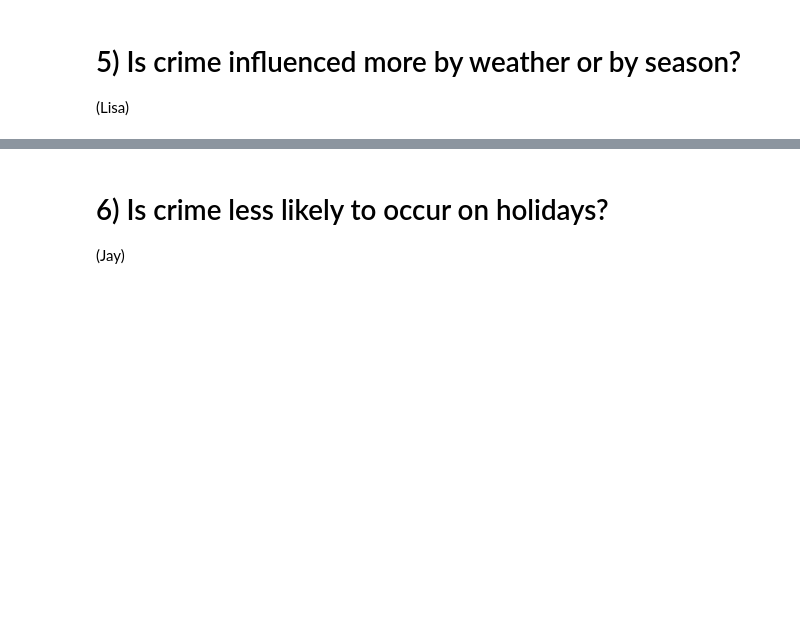
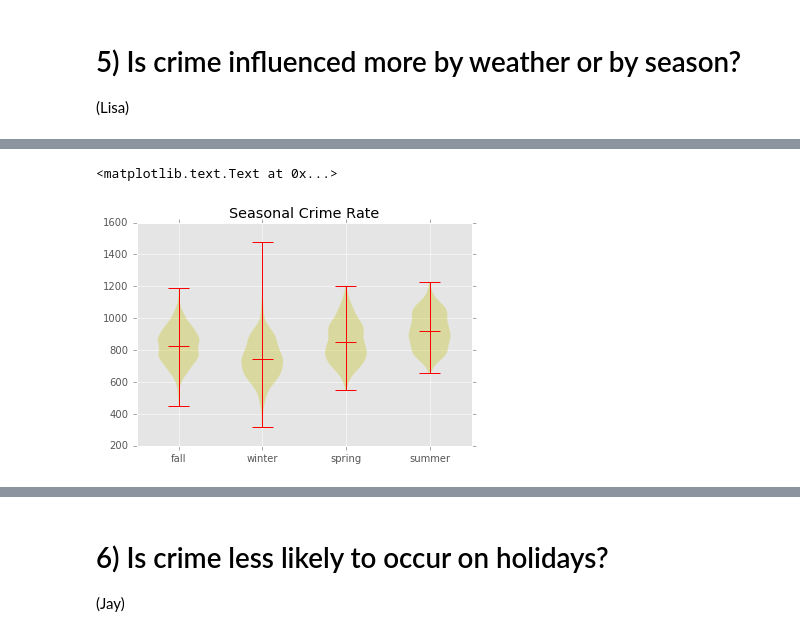
Before and after one commit to scottmarler/ChicagoWeatherCrime, a Jupyter notebook: ChicagoCrime_Lab_Notebook (Final).ipynb, the cells around one changed output, grey strips where cells are left out. Cells and saved outputs as stored; diff of their text form; code cells hidden in the pictures; blank space fills up the shorter version.

```diff
--- a/ChicagoCrimeLabNotebook.ipynb
+++ b/ChicagoCrime_Lab_Notebook (Final).ipynb
@@ -458,0 +503,12 @@ It does indeed appear as though Kidnapping, Prostitution, Criminal Sexual Assaul
+# %%
+seasons = ["fall", "winter", "spring", "summer"]
+data = combined.groupby("Season")["Date"].value_counts()
+ax = plt.figure().add_subplot(111)
+
+plt.violinplot([data[s] for s in seasons], range(len(seasons)), showmeans= True)
+ax.set_xticks(range(len(seasons)))
+ax.set_xticklabels(seasons)
+ax.set_title("Seasonal Crime Rate")
+# %% [output]
+<matplotlib.text.Text at 0x...>
+[figure, added]
```
Also changed, not shown: parts of 29 cells of this notebook, 1 other file.
